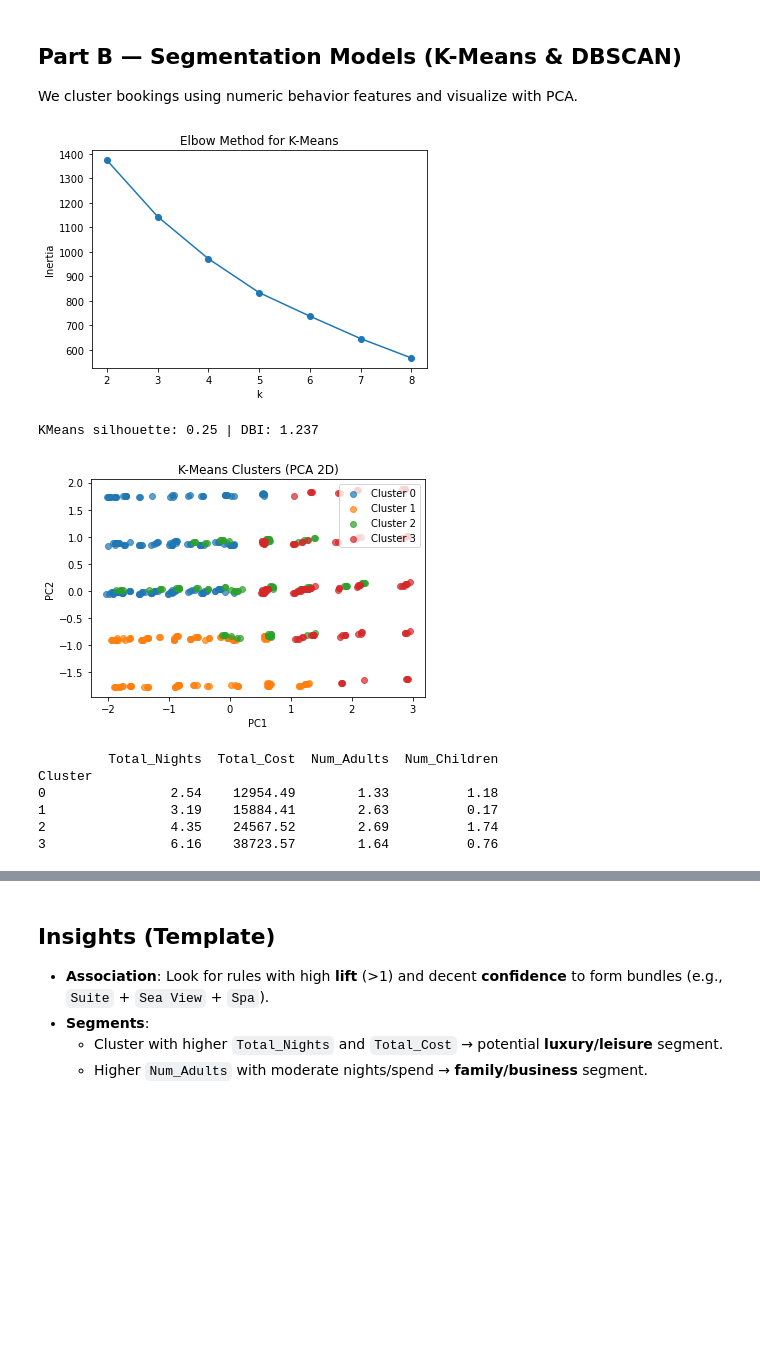
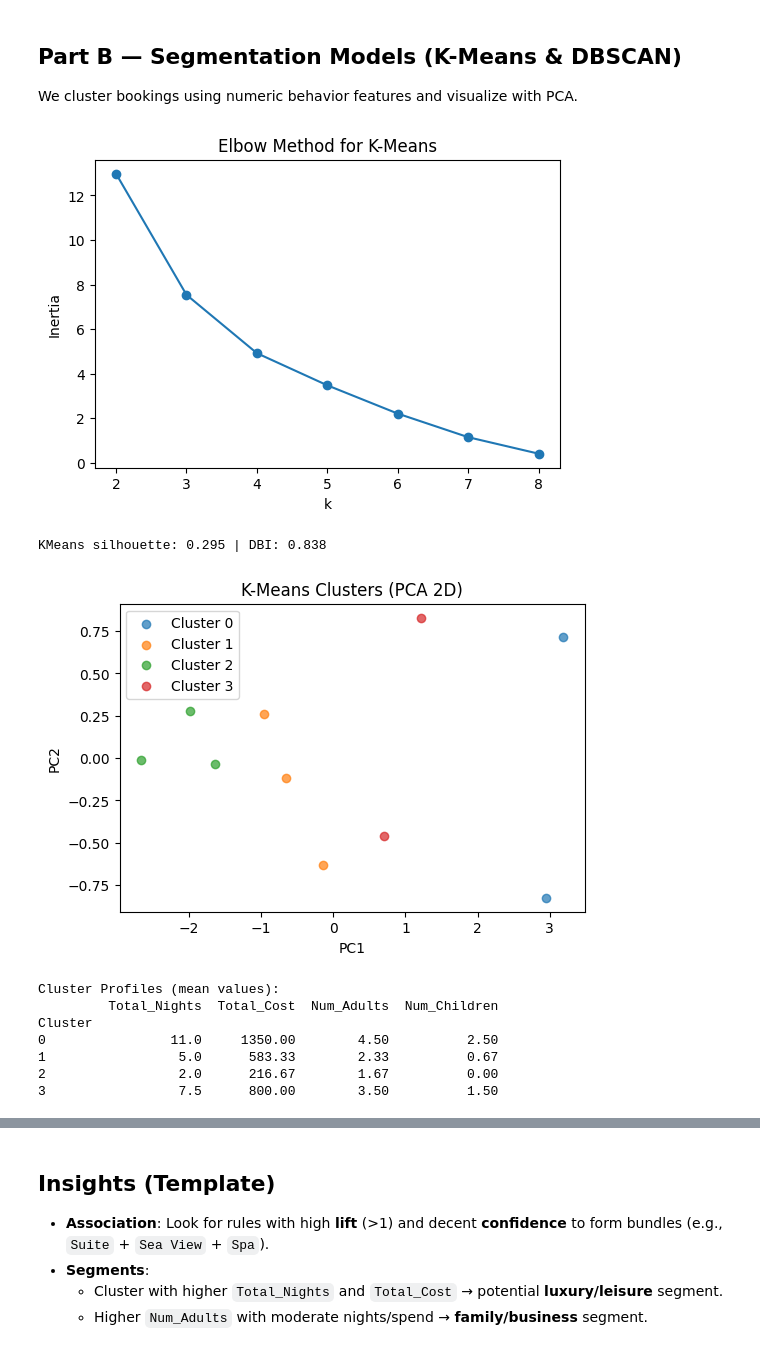
Before and after one commit to scodes-byte/SEMESTER--5-UPES, a Jupyter notebook: 26.08.2025/Association_Rule_Mining.ipynb, the cells around one changed output, grey strips where cells are left out. Cells and saved outputs as stored; diff of their text form; code cells hidden in the pictures; blank space fills up the shorter version.

```diff
--- a/26.08.2025/Association_Rule_Mining.ipynb
+++ b/26.08.2025/Association_Rule_Mining.ipynb
@@ -334,13 +350,31 @@ else:
 ## Part B — Segmentation Models (K-Means & DBSCAN)
 We cluster bookings using numeric behavior features and visualize with PCA.
 # %%
-# Prepare features
+# --- Imports ---
+import pandas as pd
+import numpy as np
+import matplotlib.pyplot as plt
+from sklearn.preprocessing import StandardScaler
+from sklearn.cluster import KMeans
+from sklearn.metrics import silhouette_score, davies_bouldin_score
+from sklearn.decomposition import PCA
+
+# --- Example dataset (replace with your own df if you already have one) ---
+data = {
+    "Total_Nights": [2, 5, 7, 3, 10, 1, 8, 12, 6, 4],
+    "Total_Cost": [200, 500, 700, 350, 1200, 100, 900, 1500, 800, 450],
+    "Num_Adults": [2, 2, 4, 2, 5, 1, 3, 4, 2, 3],
+    "Num_Children": [0, 1, 2, 0, 3, 0, 1, 2, 1, 0]
+}
+df = pd.DataFrame(data)
+
+# --- Feature preparation ---
 seg_features = ["Total_Nights","Total_Cost","Num_Adults","Num_Children"]
 X = df[seg_features].copy().values
 scaler = StandardScaler()
 X_scaled = scaler.fit_transform(X)
 
-# Elbow method
+# --- Elbow method ---
 inertias = []
 K_range = range(2, 9)
 for k in K_range:
@@ -348,48 +382,50 @@ for k in K_range:
     km.fit(X_scaled)
     inertias.append(km.inertia_)
 
-plt.figure()
+plt.figure(figsize=(6,4))
 plt.plot(list(K_range), inertias, marker='o')
 plt.xlabel('k')
 plt.ylabel('Inertia')
 plt.title('Elbow Method for K-Means')
 plt.show()
 
-# Choose k (adjust if elbow suggests)
+# --- Choose k (adjust based on elbow curve) ---
 k = 4
 kmeans = KMeans(n_clusters=k, random_state=42, n_init=10)
 labels_km = kmeans.fit_predict(X_scaled)
 
 sil_km = silhouette_score(X_scaled, labels_km)
 dbi_km = davies_bouldin_score(X_scaled, labels_km)
 print('KMeans silhouette:', round(sil_km,3), '| DBI:', round(dbi_km,3))
 
-# PCA for 2D visualization
+# --- PCA for 2D visualization ---
 pca = PCA(n_components=2, random_state=42)
 X_pca = pca.fit_transform(X_scaled)
 
-plt.figure()
+plt.figure(figsize=(6,4))
 for lab in np.unique(labels_km):
     idx = labels_km == lab
     plt.scatter(X_pca[idx,0], X_pca[idx,1], label=f'Cluster {lab}', alpha=0.7)
 plt.xlabel('PC1')
 plt.ylabel('PC2')
 plt.title('K-Means Clusters (PCA 2D)')
 plt.legend()
 plt.show()
 
-# Cluster profiling
+# --- Cluster profiling ---
 work = df.copy()
 work['Cluster'] = labels_km
+print("\nCluster Profiles (mean values):")
 print(work.groupby('Cluster')[seg_features].mean().round(2))
 # %% [output]
-[figure, old version]
+[figure, new version]
-KMeans silhouette: 0.25 | DBI: 1.237
+KMeans silhouette: 0.295 | DBI: 0.838
-[figure, old version]
+[figure, new version]
+Cluster Profiles (mean values):
          Total_Nights  Total_Cost  Num_Adults  Num_Children
 Cluster
-0                2.54    12954.49        1.33          1.18
-1                3.19    15884.41        2.63          0.17
-2                4.35    24567.52        2.69          1.74
-3                6.16    38723.57        1.64          0.76
+0                11.0     1350.00        4.50          2.50
+1                 5.0      583.33        2.33          0.67
+2                 2.0      216.67        1.67          0.00
+3                 7.5      800.00        3.50          1.50
 # %%
```
Also changed, not shown: parts of 5 cells of this notebook, 1 other file.
